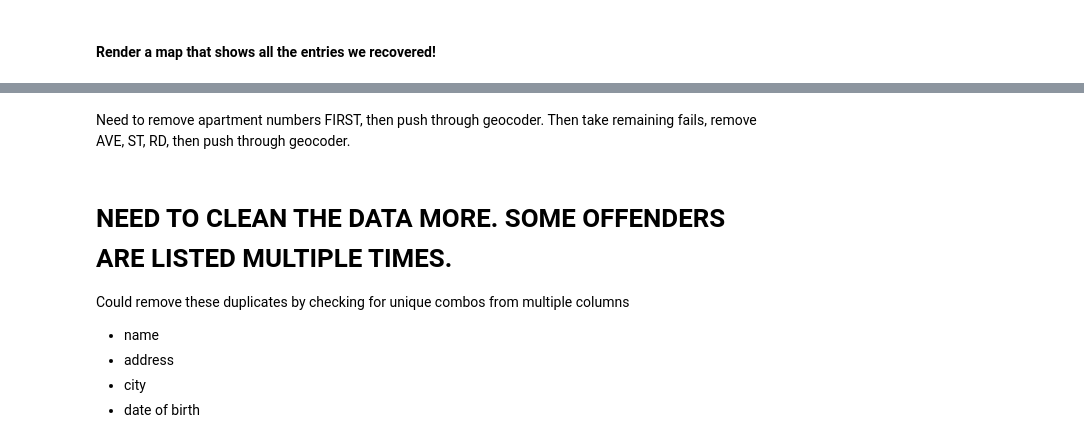
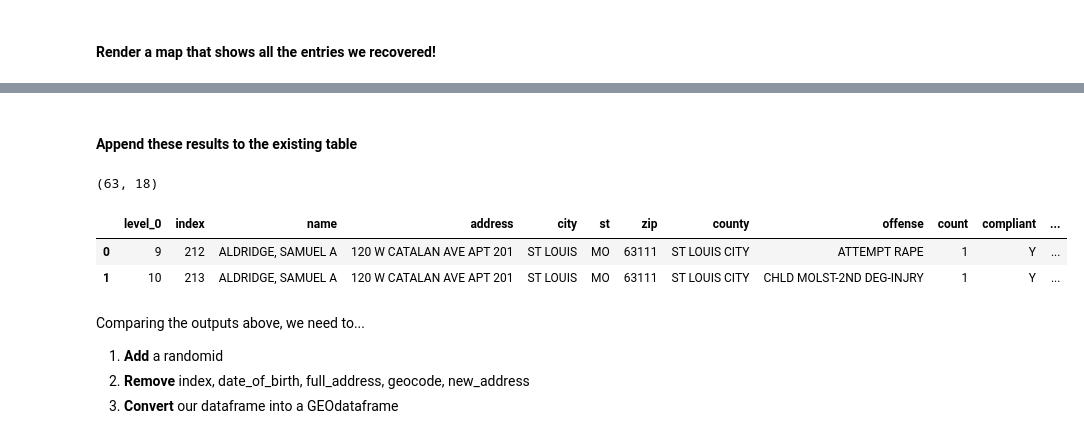
Before and after one commit to PMattox/dsa_masters, a Jupyter notebook: DSA_Capstone/Failed_Geocoding_MSOR.ipynb, the cells around one changed output, grey strips where cells are left out. Saved outputs shown, nothing was run; the diff lists cells and outputs as text; code cells hidden in the pictures.

```diff
--- a/DSA_Capstone/Failed_Geocoding_MSOR.ipynb
+++ b/DSA_Capstone/Failed_Geocoding_MSOR.ipynb
@@ -491,0 +385,17 @@ geocode_test_slice['new_address'] = geocode_test_slice.new_address.str.replace('
+# %%
+# we will be working primarily off of the 'new_address' column in order to benefit from the earlier modifications
+
+# now remove some of the elements that trip up the geocoder, using the comma to avoid unwanted replacements elsewhere
+msor_nogeo_redux['new_address'] = msor_nogeo_redux['new_address'].str.replace(' RD,',',')
+msor_nogeo_redux['new_address'] = msor_nogeo_redux['new_address'].str.replace(' AVE,',',')
+msor_nogeo_redux['new_address'] = msor_nogeo_redux['new_address'].str.replace(' DR,',',')
+msor_nogeo_redux['new_address'] = msor_nogeo_redux['new_address'].str.replace(' ST,',',')
+msor_nogeo_redux['new_address'] = msor_nogeo_redux['new_address'].str.replace(' BLVD,',',')
+msor_nogeo_redux['new_address'] = msor_nogeo_redux['new_address'].str.replace(' LN,',',')
+msor_nogeo_redux['new_address'] = msor_nogeo_redux['new_address'].str.replace(' TRAK,',',')
+
+# remove all cardinal directions
+msor_nogeo_redux['new_address'] = msor_nogeo_redux['new_address'].str.replace(' N ',' ')
+msor_nogeo_redux['new_address'] = msor_nogeo_redux['new_address'].str.replace(' S ',' ')
+msor_nogeo_redux['new_address'] = msor_nogeo_redux['new_address'].str.replace(' E ',' ')
+msor_nogeo_redux['new_address'] = msor_nogeo_redux['new_address'].str.replace(' W ',' ')
@@ -492,3 +409,3 @@ geocode_test_slice['new_address'] = geocode_test_slice.new_address.str.replace('
 # %%
 # send the updated addresses back to the geocoder
-geocode_test_slice['geocode'] = geocode_test_slice.new_address.apply(geolocator.geocode)
+msor_nogeo_redux['geocode'] = msor_nogeo_redux.new_address.apply(geolocator.geocode)
@@ -523,7 +421,16 @@ geocode_test_slice_nona.shape
+# %%
+# downselect our 'msor_nogeo' gdf to only the items that now have geocodes
+# remove rows that do not have location data
+msor_nogeo_fixed_redux = msor_nogeo_redux.dropna().copy()
+
+# find all rows where the geocode still did not populate
+# save them in a new df so we can examine them later
+msor_nogeo_v3 = msor_nogeo_redux[msor_nogeo_redux['geocode'].isna()].copy()
 # %%
+# set up the gdf to visualize the results
 # get the latitude and longitude values from the geodata column and put them in their own columns for easier plotting
-geocode_test_slice_nona['lat'] = [g.latitude for g in geocode_test_slice_nona.geocode]
-geocode_test_slice_nona['long'] = [g.longitude for g in geocode_test_slice_nona.geocode]
+msor_nogeo_fixed_redux['lat'] = [g.latitude for g in msor_nogeo_fixed_redux.geocode]
+msor_nogeo_fixed_redux['long'] = [g.longitude for g in msor_nogeo_fixed_redux.geocode]
 # %% [markdown]
 #### Render a map that shows all the entries we recovered!
 # %%
@@ -701,3 +456,16 @@ nogeo_after_pass_2.loc[nogeo_after_pass_2['county'] == "ST LOUIS"]
-# %% [markdown]
-Need to remove apartment numbers FIRST, then push through geocoder.
-Then take remaining fails, remove AVE, ST, RD, then push through geocoder.
+# %% [markdown]
+#### Append these results to the existing table
+# %%
+# compare this to the same info from the df we're been working on
+print(msor_nogeo_fixed_redux.shape)
+msor_nogeo_fixed_redux.head(2)
+# %% [output]
+(63, 18)
+|  | level_0 | index | name | address | city | st | zip | county | offense | count | compliant | ... |
+| 0 | 9 | 212 | ALDRIDGE, SAMUEL A | 120 W CATALAN AVE APT 201 | ST LOUIS | MO | 63111 | ST LOUIS CITY | ATTEMPT RAPE | 1 | Y | ... |
+| 1 | 10 | 213 | ALDRIDGE, SAMUEL A | 120 W CATALAN AVE APT 201 | ST LOUIS | MO | 63111 | ST LOUIS CITY | CHLD MOLST-2ND DEG-INJRY | 1 | Y | ... |
+# %% [markdown]
+Comparing the outputs above, we need to...
+1. **Add** a randomid
+2. **Remove** index, date_of_birth, full_address, geocode, new_address
+3. **Convert** our dataframe into a GEOdataframe
@@ -706,7 +495,0 @@ Then take remaining fails, remove AVE, ST, RD, then push through geocoder.
-# %% [markdown]
-# NEED TO CLEAN THE DATA MORE. SOME OFFENDERS ARE LISTED MULTIPLE TIMES.
-Could remove these duplicates by checking for unique combos from multiple columns
-- name
-- address
-- city
-- date of birth
```
Also changed, not shown: parts of 34 cells of this notebook, 2 other files.
